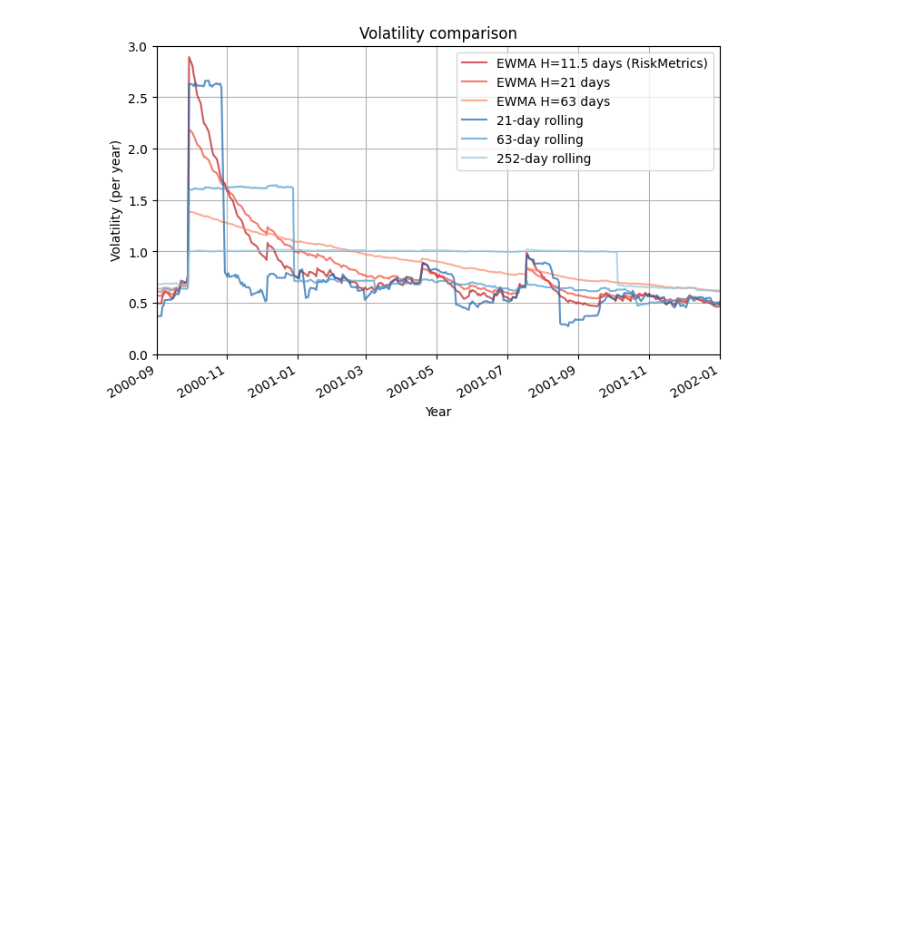
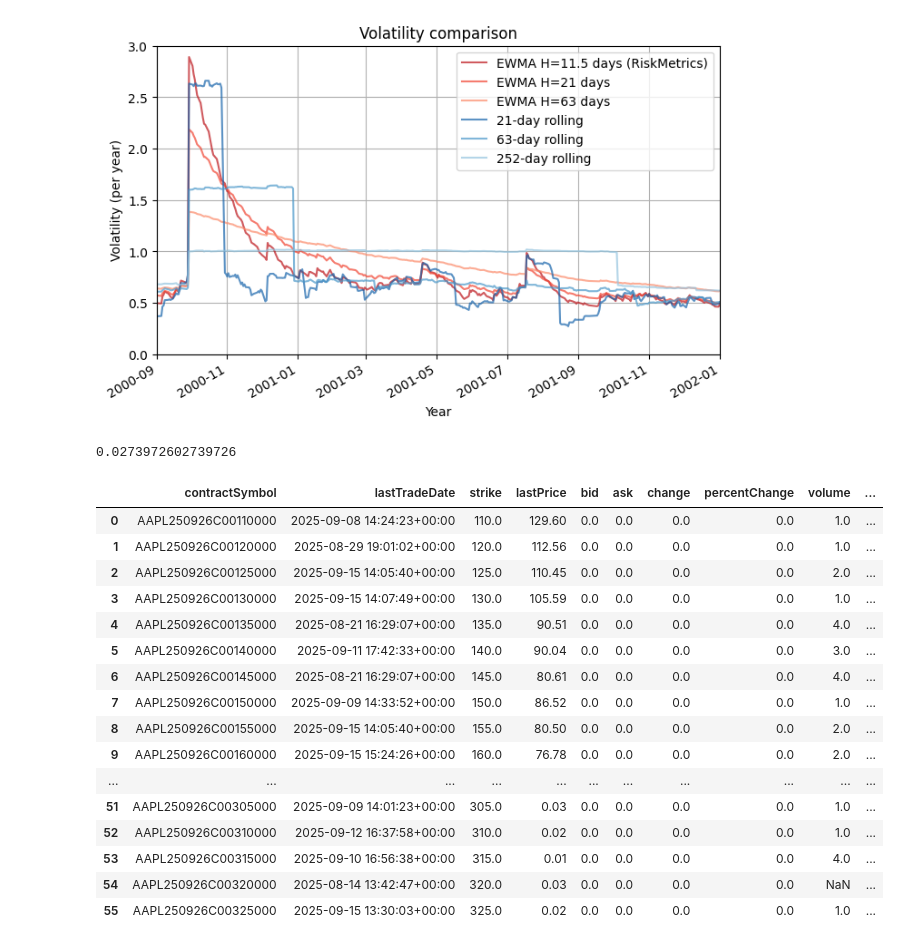
Before and after one commit to rebalkin/Quant-portfolio, a Jupyter notebook: notebooks/volatility_estimation.ipynb, the cells around one changed output. Drawn from its saved outputs; the diff is of its cells as text; code cells hidden in the pictures; blank space fills up the shorter version.

```diff
--- a/notebooks/volatility_estimation.ipynb
+++ b/notebooks/volatility_estimation.ipynb
@@ -130,0 +147,24 @@ plt.show()
+# %%
+T
+# %% [output]
+0.0273972602739726
+# %%
+calls
+# %% [output]
+|  | contractSymbol | lastTradeDate | strike | lastPrice | bid | ask | change | percentChange | volume | ... |
+| 0 | AAPL250926C00110000 | 2025-09-08 14:24:23+00:00 | 110.0 | 129.60 | 0.0 | 0.0 | 0.0 | 0.0 | 1.0 | ... |
+| 1 | AAPL250926C00120000 | 2025-08-29 19:01:02+00:00 | 120.0 | 112.56 | 0.0 | 0.0 | 0.0 | 0.0 | 1.0 | ... |
+| 2 | AAPL250926C00125000 | 2025-09-15 14:05:40+00:00 | 125.0 | 110.45 | 0.0 | 0.0 | 0.0 | 0.0 | 2.0 | ... |
+| 3 | AAPL250926C00130000 | 2025-09-15 14:07:49+00:00 | 130.0 | 105.59 | 0.0 | 0.0 | 0.0 | 0.0 | 1.0 | ... |
+| 4 | AAPL250926C00135000 | 2025-08-21 16:29:07+00:00 | 135.0 | 90.51 | 0.0 | 0.0 | 0.0 | 0.0 | 4.0 | ... |
+| 5 | AAPL250926C00140000 | 2025-09-11 17:42:33+00:00 | 140.0 | 90.04 | 0.0 | 0.0 | 0.0 | 0.0 | 3.0 | ... |
+| 6 | AAPL250926C00145000 | 2025-08-21 16:29:07+00:00 | 145.0 | 80.61 | 0.0 | 0.0 | 0.0 | 0.0 | 4.0 | ... |
+| 7 | AAPL250926C00150000 | 2025-09-09 14:33:52+00:00 | 150.0 | 86.52 | 0.0 | 0.0 | 0.0 | 0.0 | 1.0 | ... |
+| 8 | AAPL250926C00155000 | 2025-09-15 14:05:40+00:00 | 155.0 | 80.50 | 0.0 | 0.0 | 0.0 | 0.0 | 2.0 | ... |
+| 9 | AAPL250926C00160000 | 2025-09-15 15:24:26+00:00 | 160.0 | 76.78 | 0.0 | 0.0 | 0.0 | 0.0 | 2.0 | ... |
+| ... | ... | ... | ... | ... | ... | ... | ... | ... | ... | ... |
+| 51 | AAPL250926C00305000 | 2025-09-09 14:01:23+00:00 | 305.0 | 0.03 | 0.0 | 0.0 | 0.0 | 0.0 | 1.0 | ... |
+| 52 | AAPL250926C00310000 | 2025-09-12 16:37:58+00:00 | 310.0 | 0.02 | 0.0 | 0.0 | 0.0 | 0.0 | 1.0 | ... |
+| 53 | AAPL250926C00315000 | 2025-09-10 16:56:38+00:00 | 315.0 | 0.01 | 0.0 | 0.0 | 0.0 | 0.0 | 4.0 | ... |
+| 54 | AAPL250926C00320000 | 2025-08-14 13:42:47+00:00 | 320.0 | 0.03 | 0.0 | 0.0 | 0.0 | 0.0 | NaN | ... |
+| 55 | AAPL250926C00325000 | 2025-09-15 13:30:03+00:00 | 325.0 | 0.02 | 0.0 | 0.0 | 0.0 | 0.0 | 1.0 | ... |
```
Also changed, not shown: parts of 4 cells of this notebook.
